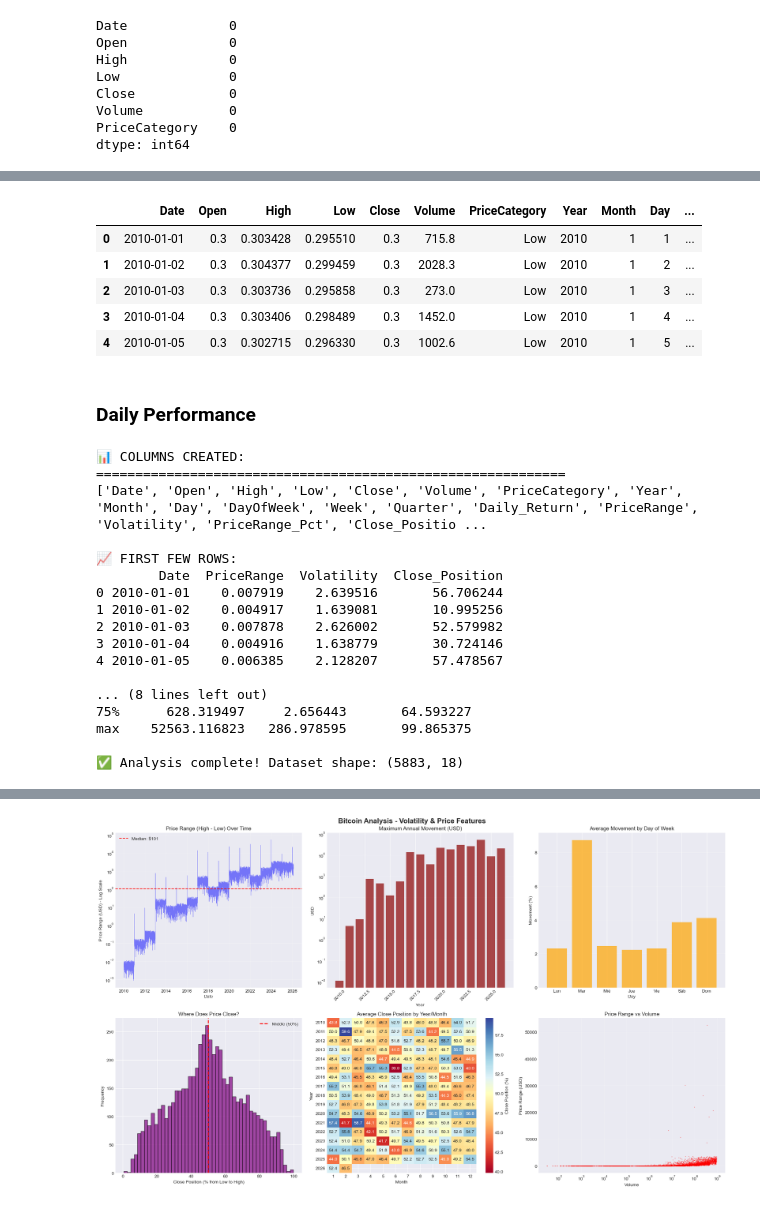
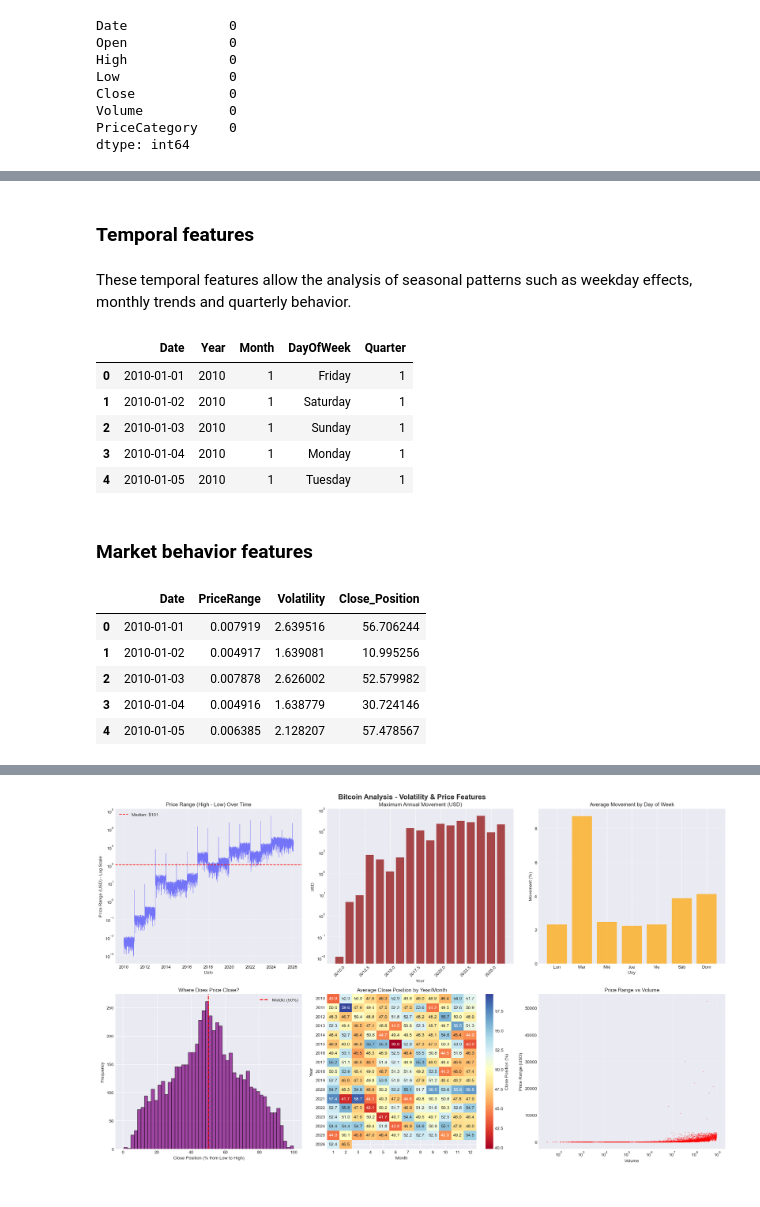
Before and after one commit to AlejandroRodriguezCervera/BitCoin_Analysis, a Jupyter notebook: BitCoin_Analysis.ipynb, the cells around one changed output, grey strips where cells are left out. Drawn from its saved outputs; the diff is of its cells as text; code cells hidden in the pictures.

```diff
--- a/BitCoin_Analysis.ipynb
+++ b/BitCoin_Analysis.ipynb
@@ -49,21 +84,26 @@ dtype: int64
+# %% [markdown]
+### Temporal features
+# %% [markdown]
+These temporal features allow the analysis of seasonal patterns
+such as weekday effects, monthly trends and quarterly behavior.
 # %%
 bitcoin['Date'] = pd.to_datetime(bitcoin['Date'])
 bitcoin['Year'] = bitcoin['Date'].dt.year
 bitcoin['Month'] = bitcoin['Date'].dt.month
 bitcoin['Day'] = bitcoin['Date'].dt.day
 bitcoin['DayOfWeek'] = bitcoin['Date'].dt.day_name()  # Monday, Tuesday, etc.
 bitcoin['Week'] = bitcoin['Date'].dt.isocalendar().week
 bitcoin['Quarter'] = bitcoin['Date'].dt.quarter
-bitcoin.head()
+bitcoin[['Date','Year','Month','DayOfWeek','Quarter']].head()
 # %% [output]
-|  | Date | Open | High | Low | Close | Volume | PriceCategory | Year | Month | Day | ... |
-| 0 | 2010-01-01 | 0.3 | 0.303428 | 0.295510 | 0.3 | 715.8 | Low | 2010 | 1 | 1 | ... |
-| 1 | 2010-01-02 | 0.3 | 0.304377 | 0.299459 | 0.3 | 2028.3 | Low | 2010 | 1 | 2 | ... |
-| 2 | 2010-01-03 | 0.3 | 0.303736 | 0.295858 | 0.3 | 273.0 | Low | 2010 | 1 | 3 | ... |
-| 3 | 2010-01-04 | 0.3 | 0.303406 | 0.298489 | 0.3 | 1452.0 | Low | 2010 | 1 | 4 | ... |
-| 4 | 2010-01-05 | 0.3 | 0.302715 | 0.296330 | 0.3 | 1002.6 | Low | 2010 | 1 | 5 | ... |
+|  | Date | Year | Month | DayOfWeek | Quarter |
+| 0 | 2010-01-01 | 2010 | 1 | Friday | 1 |
+| 1 | 2010-01-02 | 2010 | 1 | Saturday | 1 |
+| 2 | 2010-01-03 | 2010 | 1 | Sunday | 1 |
+| 3 | 2010-01-04 | 2010 | 1 | Monday | 1 |
+| 4 | 2010-01-05 | 2010 | 1 | Tuesday | 1 |
-# %% [markdown]
-### Daily Performance
+# %% [markdown]
+### Market behavior features
 # %%
 def complete_bitcoin_analysis(df):
     """
@@ -99,39 +139,15 @@ def complete_bitcoin_analysis(df):
 
     return df_copy
 
-
 # Apply the analysis
 bitcoin_analyzed = complete_bitcoin_analysis(bitcoin)
 
-# Verify results
-print("\n📊 COLUMNS CREATED:")
-print("="*60)
-print(bitcoin_analyzed.columns.tolist())
-
-print("\n📈 FIRST FEW ROWS:")
-# REMOVED 'Daily_Return_Pct' from here
-print(bitcoin_analyzed[['Date', 'PriceRange', 'Volatility', 'Close_Position']].head())
-
-print("\n📉 DESCRIPTIVE STATISTICS:")
-# REMOVED 'Daily_Return_Pct' from here
-print(bitcoin_analyzed[['PriceRange', 'Volatility', 'Close_Position']].describe())
-
-print("\n✅ Analysis complete! Dataset shape:", bitcoin_analyzed.shape)
+# Display the first few rows as a table
+bitcoin_analyzed[['Date', 'PriceRange', 'Volatility', 'Close_Position']].head()
 # %% [output]
-📊 COLUMNS CREATED:
-============================================================
-['Date', 'Open', 'High', 'Low', 'Close', 'Volume', 'PriceCategory', 'Year', 'Month', 'Day', 'DayOfWeek', 'Week', 'Quarter', 'Daily_Return', 'PriceRange', 'Volatility', 'PriceRange_Pct', 'Close_Positio ...
-
-📈 FIRST FEW ROWS:
-        Date  PriceRange  Volatility  Close_Position
-0 2010-01-01    0.007919    2.639516       56.706244
-1 2010-01-02    0.004917    1.639081       10.995256
-2 2010-01-03    0.007878    2.626002       52.579982
-3 2010-01-04    0.004916    1.638779       30.724146
-4 2010-01-05    0.006385    2.128207       57.478567
-
-... (8 lines left out)
-75%      628.319497     2.656443       64.593227
-max    52563.116823   286.978595       99.865375
-
-✅ Analysis complete! Dataset shape: (5883, 18)
+|  | Date | PriceRange | Volatility | Close_Position |
+| 0 | 2010-01-01 | 0.007919 | 2.639516 | 56.706244 |
+| 1 | 2010-01-02 | 0.004917 | 1.639081 | 10.995256 |
+| 2 | 2010-01-03 | 0.007878 | 2.626002 | 52.579982 |
+| 3 | 2010-01-04 | 0.004916 | 1.638779 | 30.724146 |
+| 4 | 2010-01-05 | 0.006385 | 2.128207 | 57.478567 |
```
Also changed, not shown: parts of 21 cells of this notebook.
